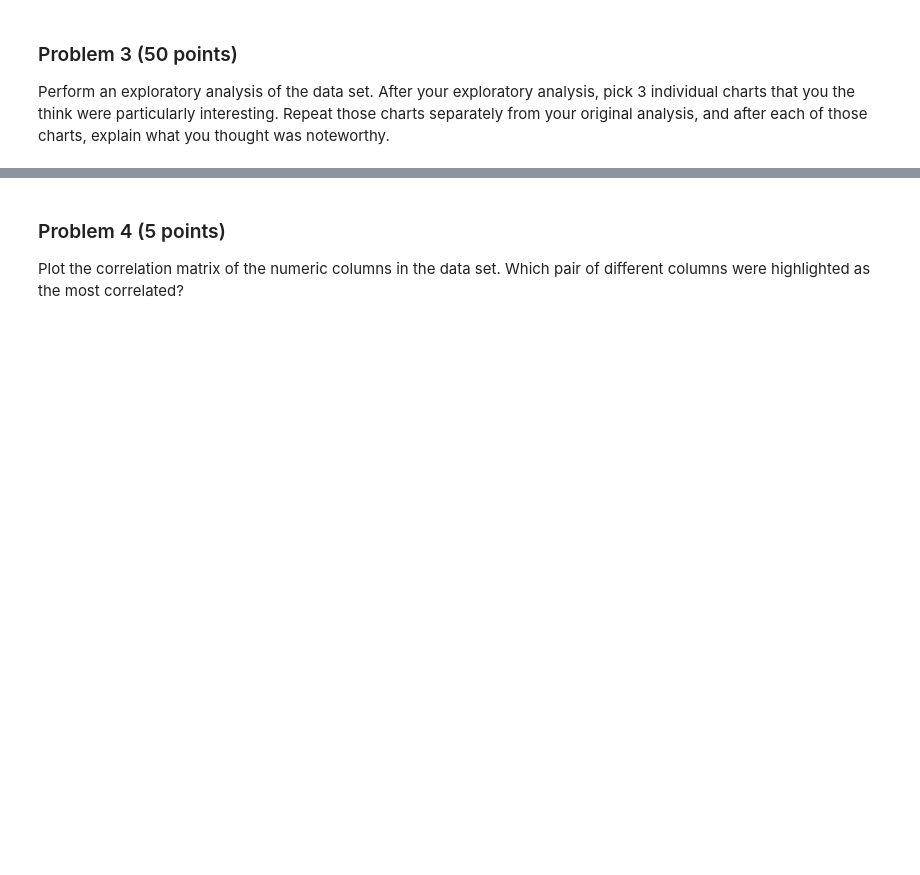
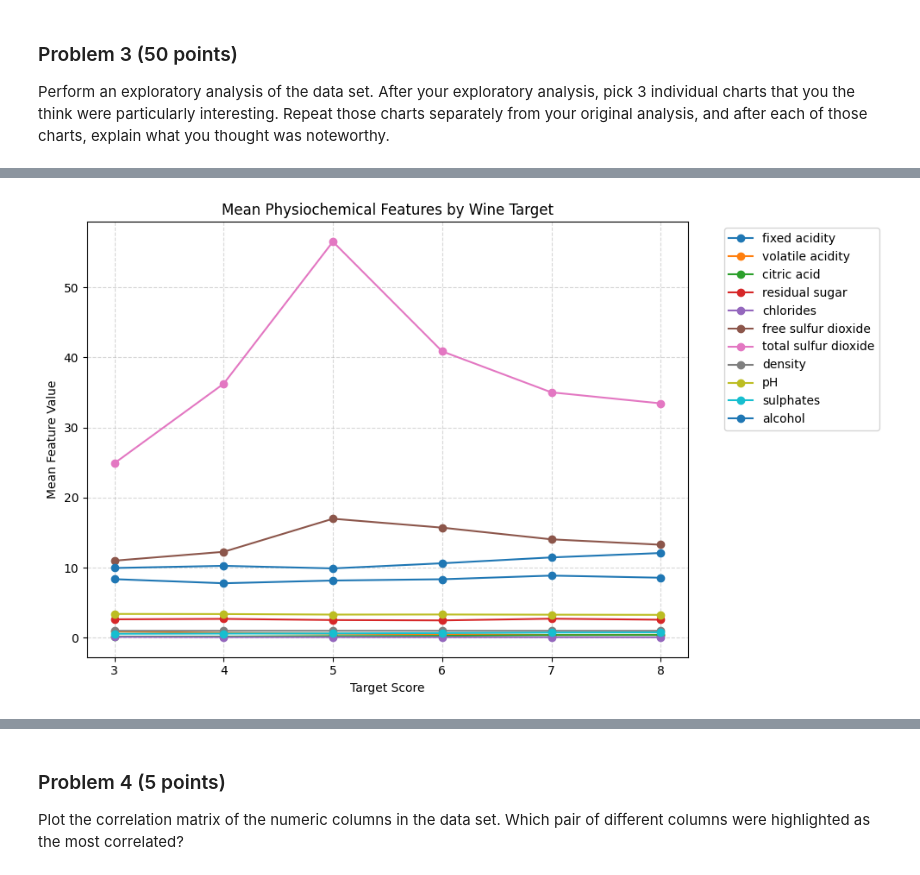
Before and after one commit to gwenythmeder/dx602-final-project, a Jupyter notebook: project.ipynb, the cells around one changed output, grey strips where cells are left out. Cells and saved outputs as stored; diff of their text form; code cells hidden in the pictures; blank space fills up the shorter version.

```diff
--- a/project.ipynb
+++ b/project.ipynb
@@ -148,0 +294,14 @@ YOUR ANSWERS HERE
+# %%
+mean_features = df.groupby("target").mean()
+plt.figure(figsize=(10, 6))
+for col in mean_features.columns:
+    plt.plot(mean_features.index, mean_features[col], marker='o', label=col)
+plt.title("Mean Physiochemical Features by Wine Target")
+plt.xlabel("Target Score")
+plt.ylabel("Mean Feature Value")
+plt.legend(bbox_to_anchor=(1.05, 1), loc='upper left')
+plt.grid(True, linestyle='--', alpha=0.5)
+plt.tight_layout()
+plt.show()
+# %% [output]
+[figure, added]
```
Also changed, not shown: parts of 36 cells of this notebook.
